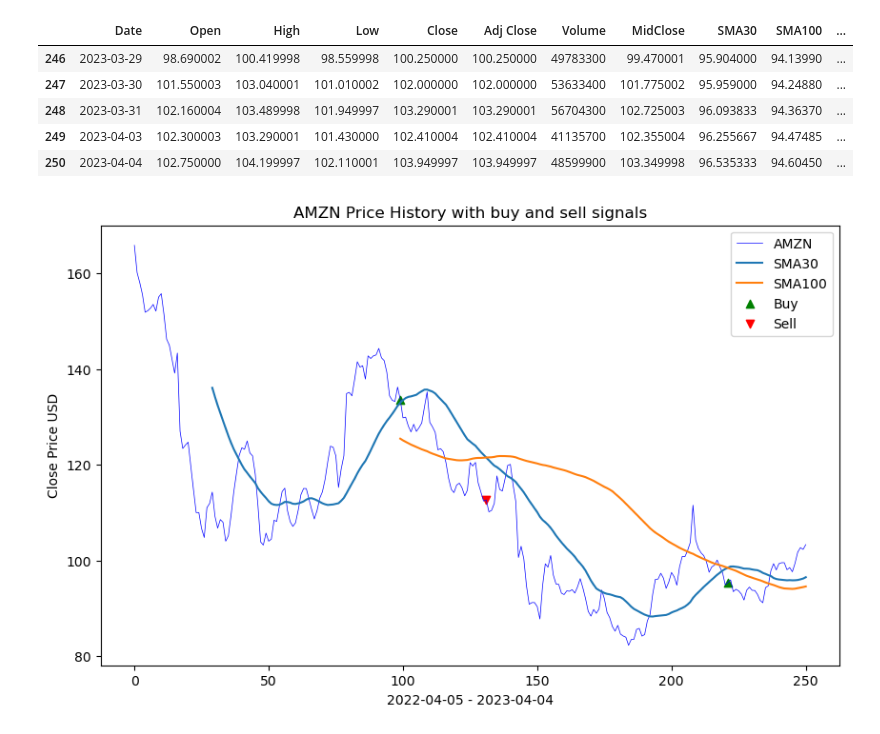
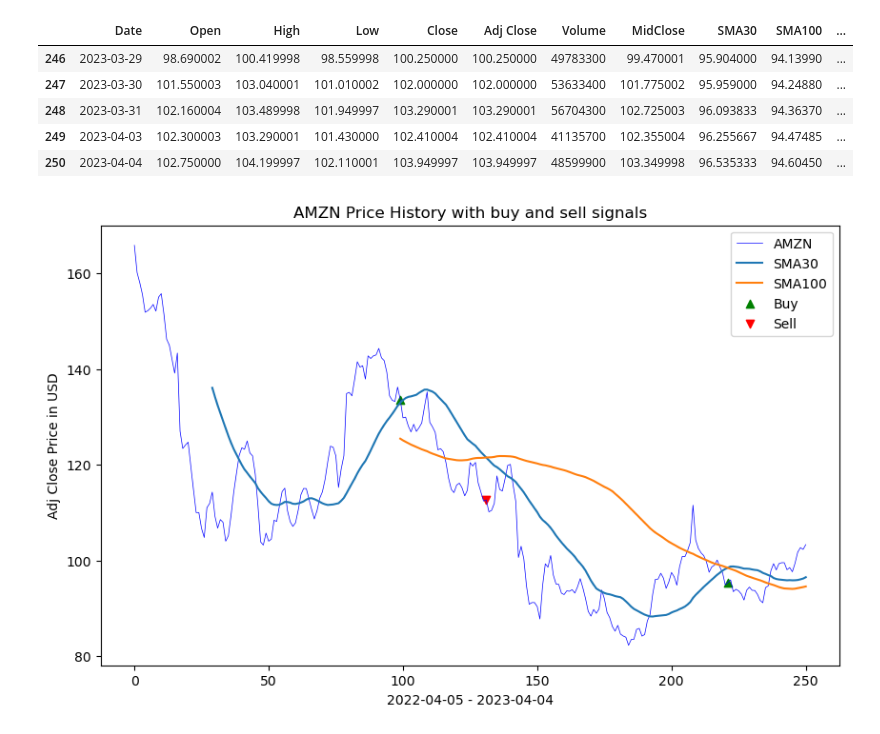
Before and after one commit to strangenicholas/SMA-30-SMA-10-Algorithm, a Jupyter notebook: SMA-30 SM-100.ipynb, the cells around one changed output. Cells and saved outputs as stored; diff of their text form; code cells hidden in the pictures.

```diff
--- a/SMA-30 SM-100.ipynb
+++ b/SMA-30 SM-100.ipynb
@@ -152,14 +155,14 @@ df_stock.tail()
 # %%
 fig, ax = plt.subplots(figsize=(10,6))
 ax.plot(df_stock['MidClose'] , label = Stock ,linewidth=0.5, color='blue')
 ax.plot(df_stock['SMA30'], label = 'SMA30')
 ax.plot(df_stock['SMA100'], label = 'SMA100')
 ax.scatter(df_stock.index , df_stock['Buy_Signal_Price'] , label = 'Buy' , marker = '^', color = 'green')
 ax.scatter(df_stock.index , df_stock['Sell_Signal_Price'] , label = 'Sell' , marker = 'v', color = 'red')
 ax.set_title(Stock + " Price History with buy and sell signals")
 ax.set_xlabel(f'{StartDate} - {EndDate}')
-ax.set_ylabel('Close Price USD')
+ax.set_ylabel('Adj Close Price in USD')
 legend = ax.legend()
 plt.show()
 # %% [output]
-[figure, old version]
+[figure, new version]
```
Also changed, not shown: parts of 2 cells of this notebook.
